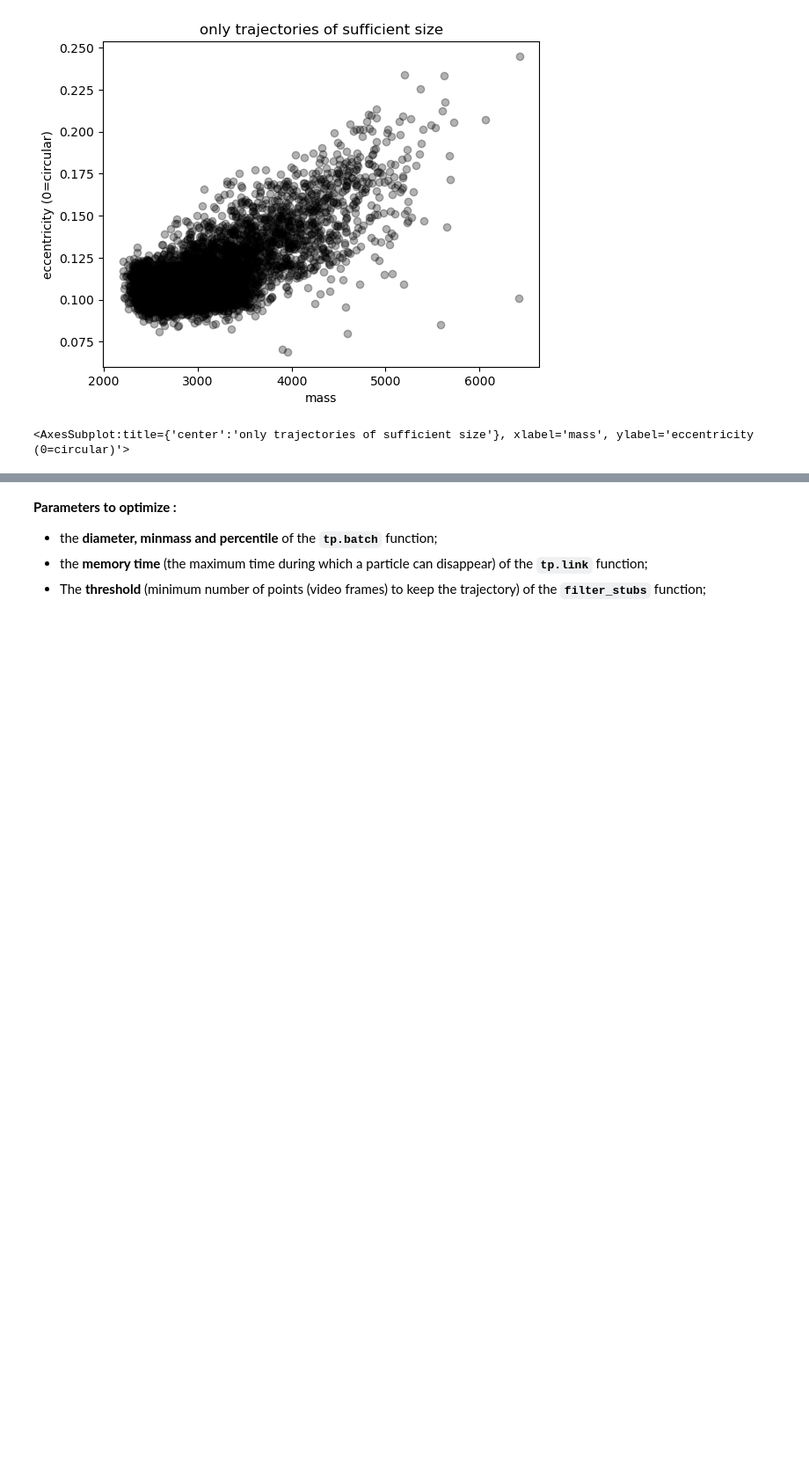
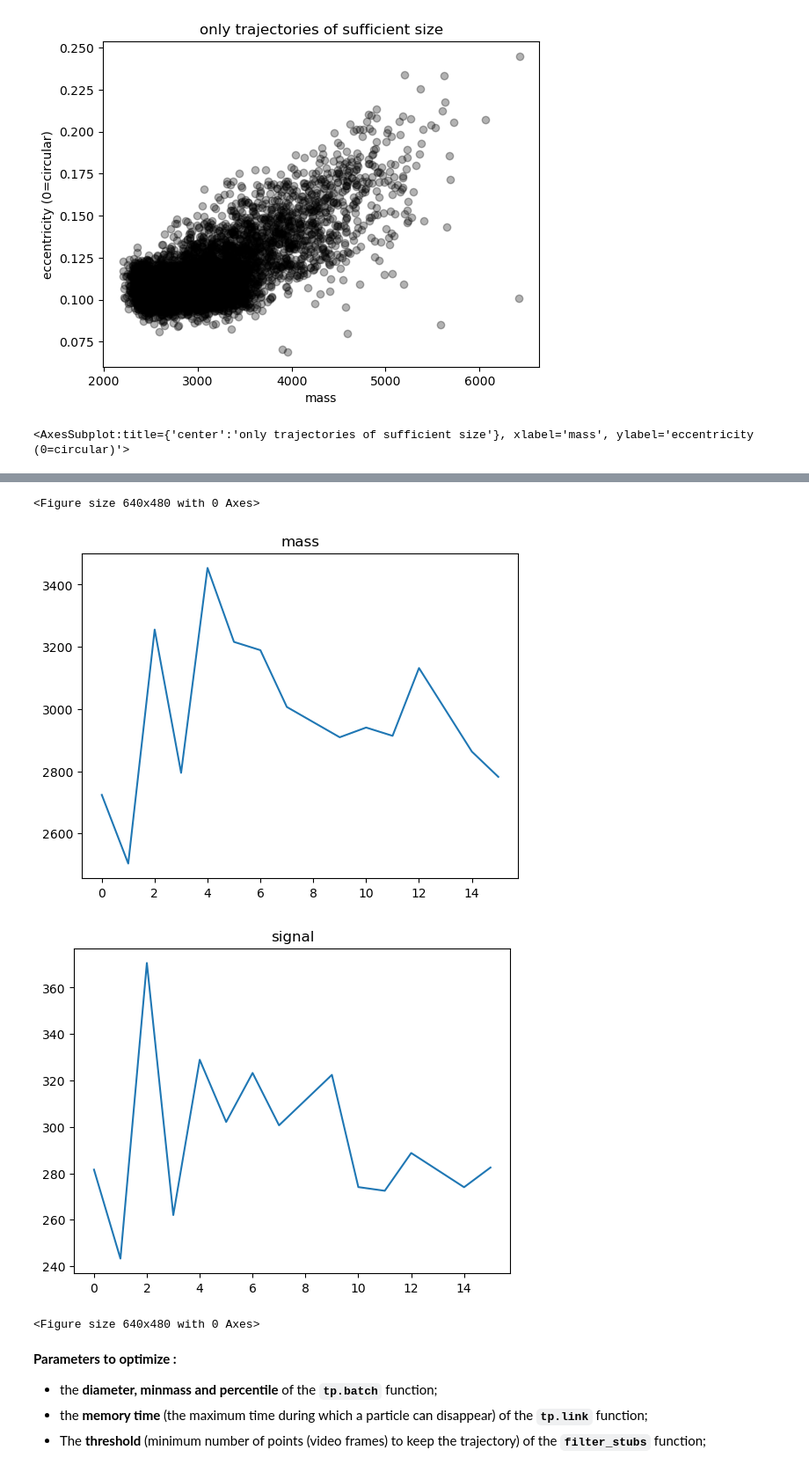
Before and after one commit to LucasJacquier/LumIn-microscopie-fluorescence, a Jupyter notebook: Pres_08_12.ipynb, the cells around one changed output, grey strips where cells are left out. Shown at 88% size. Drawn from its saved outputs; the diff is of its cells as text; code cells hidden in the pictures; blank space fills up the shorter version.

````diff
--- a/Pres_08_12.ipynb
+++ b/Pres_08_12.ipynb
@@ -235,4 +235,18 @@ tp.plot_traj(t_1_reduced_5)
 <AxesSubplot:xlabel='x [px]', ylabel='y [px]'>
+# %%
+particle_index = 2372
+plt.plot(t_1[t_1['particle'] == particle_index]['mass'])
+plt.title('mass')
+plt.figure()
+
+plt.plot(t_1[t_1['particle'] == particle_index]['signal'])
+plt.title('signal')
+plt.figure()
+# %% [output]
+<Figure size 640x480 with 0 Axes>
+[figure, added]
+[figure, added]
+<Figure size 640x480 with 0 Axes>
 # %% [markdown]
 **Parameters to optimize :**
 - the **diameter, minmass and percentile** of the **```tp.batch```** function;
````
Also changed, not shown: parts of 1 cell of this notebook, 1 other file.
